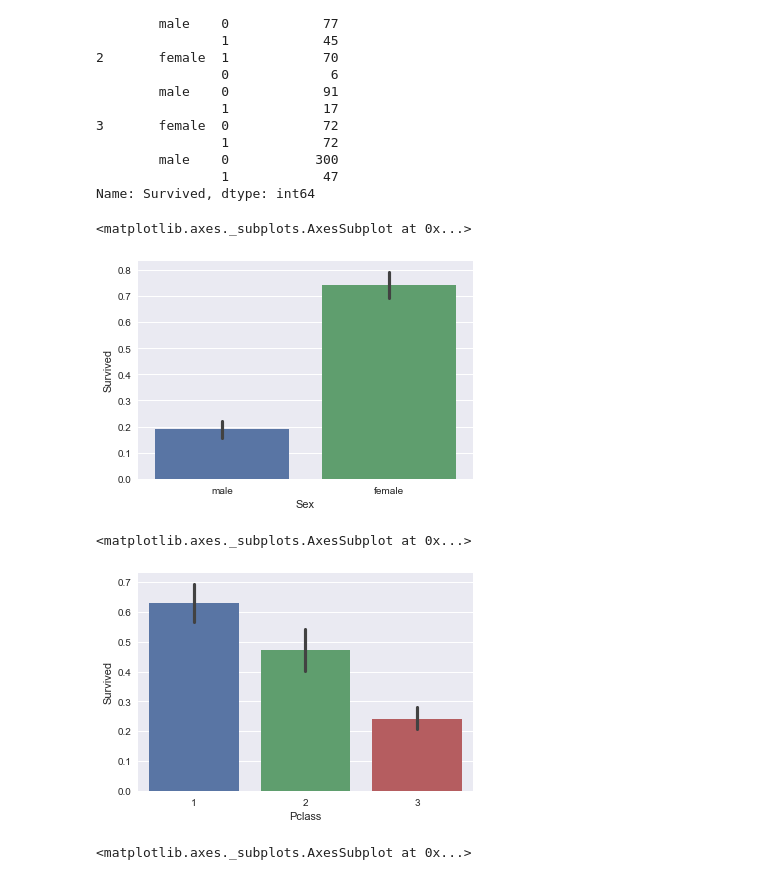
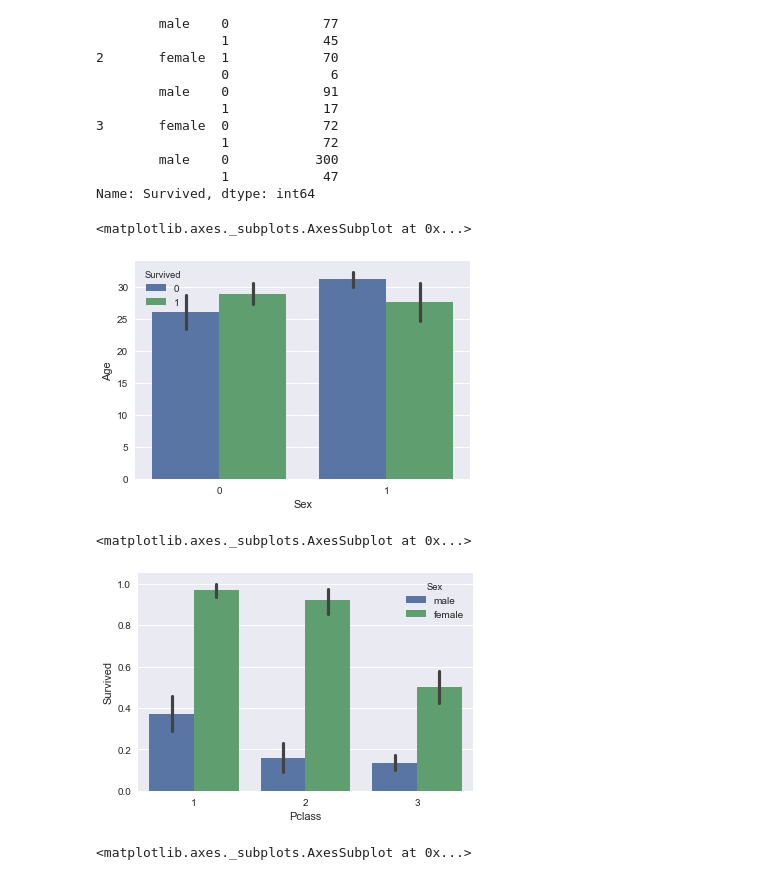
Before and after one commit to varuntyagi-i/Machine-Learning, a Jupyter notebook: Titanic_CaseStudy/titanic_data_analysis.ipynb, the cells around one changed output. Cells and saved outputs as stored; diff of their text form; code cells hidden in the pictures.

```diff
--- a/Titanic_CaseStudy/titanic_data_analysis.ipynb
+++ b/Titanic_CaseStudy/titanic_data_analysis.ipynb
@@ -54,17 +54,17 @@ Name: Survived, dtype: int64
 # %%
 import matplotlib.pyplot as plt
 %matplotlib inline
 import seaborn as sns
 sns.set()
-sns.barplot(x='Sex',y='Survived',data=df)
+sns.barplot(x='Sex',y='Age',hue='Survived',data=df)
 # %% [output]
 <matplotlib.axes._subplots.AxesSubplot at 0x...>
-[figure, old version]
+[figure, new version]
 # %%
-sns.barplot(x='Pclass',y='Survived',data=df)
+sns.barplot(x='Pclass',y='Survived',hue='Sex',data=df)
 # %% [output]
 <matplotlib.axes._subplots.AxesSubplot at 0x...>
-[figure, old version]
+[figure, new version]
 # %%
 sns.violinplot(x='Pclass',y='Age',hue='Survived',data=df,split=True)
 # %% [output]
```
Also changed, not shown: 14 other files.
